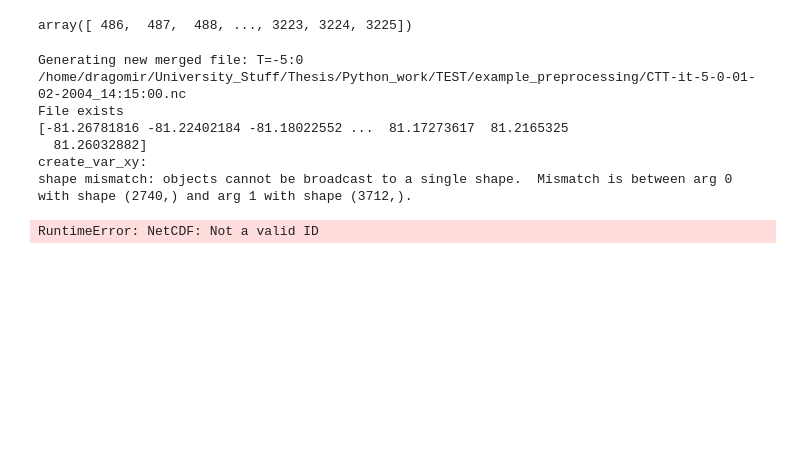
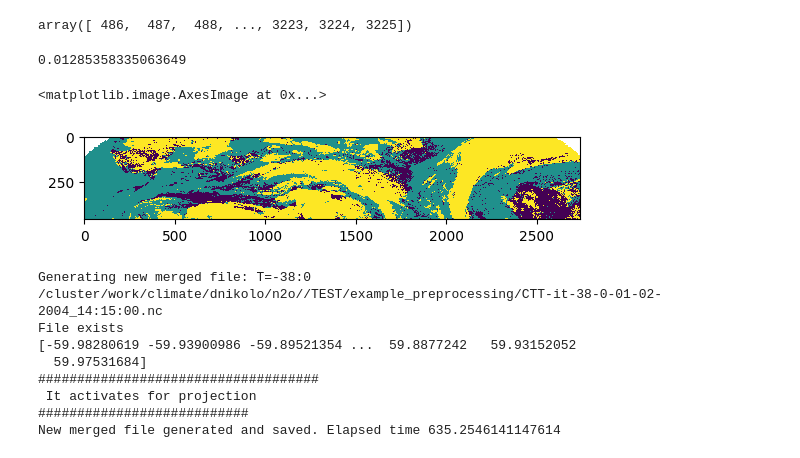
Before and after one commit to DragomirNikolov/Glaciation_time_estimatior, a Jupyter notebook: Notebook_it_filter.ipynb, the cells around one changed output. Saved outputs shown, nothing was run; the diff lists cells and outputs as text; code cells hidden in the pictures; blank space fills up the shorter version.

```diff
--- a/Notebook_it_filter.ipynb
+++ b/Notebook_it_filter.ipynb
@@ -348,11 +144,19 @@ lon_limited_ind_bug = tuple(lon_limited_ind)
 lat_lon_index = np.ix_(lat_limited_ind, lon_limited_ind)
 
 # Apply the index
-ctt = ctt[:, lat_lon_index[0], lat_lon_index[1]]
-cph = cph[:, lat_lon_index[0], lat_lon_index[1]]
+ctt_target_reg = ctt[:, lat_lon_index[0], lat_lon_index[1]]
+cph_target_reg  = cph[:, lat_lon_index[0], lat_lon_index[1]]
 lon_limited_ind
 # %% [output]
 array([ 486,  487,  488, ..., 3223, 3224, 3225])
+# %%
+cph_plot=cph_target_reg[1,:,:]
+print(np.ma.count_masked(cph_plot)/cph_plot.size)
+plt.imshow(cph_plot, interpolation='none')
+# %% [output]
+0.01285358335063649
+<matplotlib.image.AxesImage at 0x...>
+[figure, added]
 # %%
 
 # ==================================================
@@ -360,25 +164,26 @@ array([ 486,  487,  488, ..., 3223, 3224, 3225])
 # ==================================================
 
 
-t_deltas = [5,38]  # [2,,10,15,38]
+t_deltas = [38]  # [2,5 ,10,15,38]
 temp_bounds = generate_temp_range(t_deltas)
 
 for i in range(temp_bounds[0].shape[0]):
     min_temp = temp_bounds[0][i]
     max_temp = temp_bounds[1][i]
-    cph_filtered = filter_data(ctt, cph, min_temp, max_temp)
+    cph_filtered = filter_data(ctt_target_reg, cph_target_reg, min_temp, max_temp)
     print(f"Generating new merged file: T={min_temp}:{max_temp}")
 
     output_file_generator_remap(cph_data,
-        cph_filtered.filled(fill_value=0), lat_limited_ind, lon_limited_ind, dates,time_ind_cph,time_units, calendar, min_temp, max_temp, Transformer)
+        cph_target_reg.filled(fill_value=0), lat_limited_ind, lon_limited_ind, dates,time_ind_cph,time_units, calendar, min_temp, max_temp, Transformer)#cph_filtered.filled(fill_value=0)
     print(
         f"New merged file generated and saved. Elapsed time {time.time()-start_time}")
 # %% [output]
-Generating new merged file: T=-5:0
-/home/dragomir/University_Stuff/Thesis/Python_work/TEST/example_preprocessing/CTT-it-5-0-01-02-2004_14:15:00.nc
+Generating new merged file: T=-38:0
+/cluster/work/climate/dnikolo/n2o//TEST/example_preprocessing/CTT-it-38-0-01-02-2004_14:15:00.nc
 File exists
-[-81.26781816 -81.22402184 -81.18022552 ...  81.17273617  81.2165325
-  81.26032882]
-create_var_xy:
-shape mismatch: objects cannot be broadcast to a single shape.  Mismatch is between arg 0 with shape (2740,) and arg 1 with shape (3712,).
+[-59.98280619 -59.93900986 -59.89521354 ...  59.8877242   59.93152052
+  59.97531684]
+####################################
+ It activates for projection
+###########################
+New merged file generated and saved. Elapsed time 635.2546141147614
-RuntimeError: NetCDF: Not a valid ID
```
Also changed, not shown: parts of 10 cells of this notebook, 6 other files.
